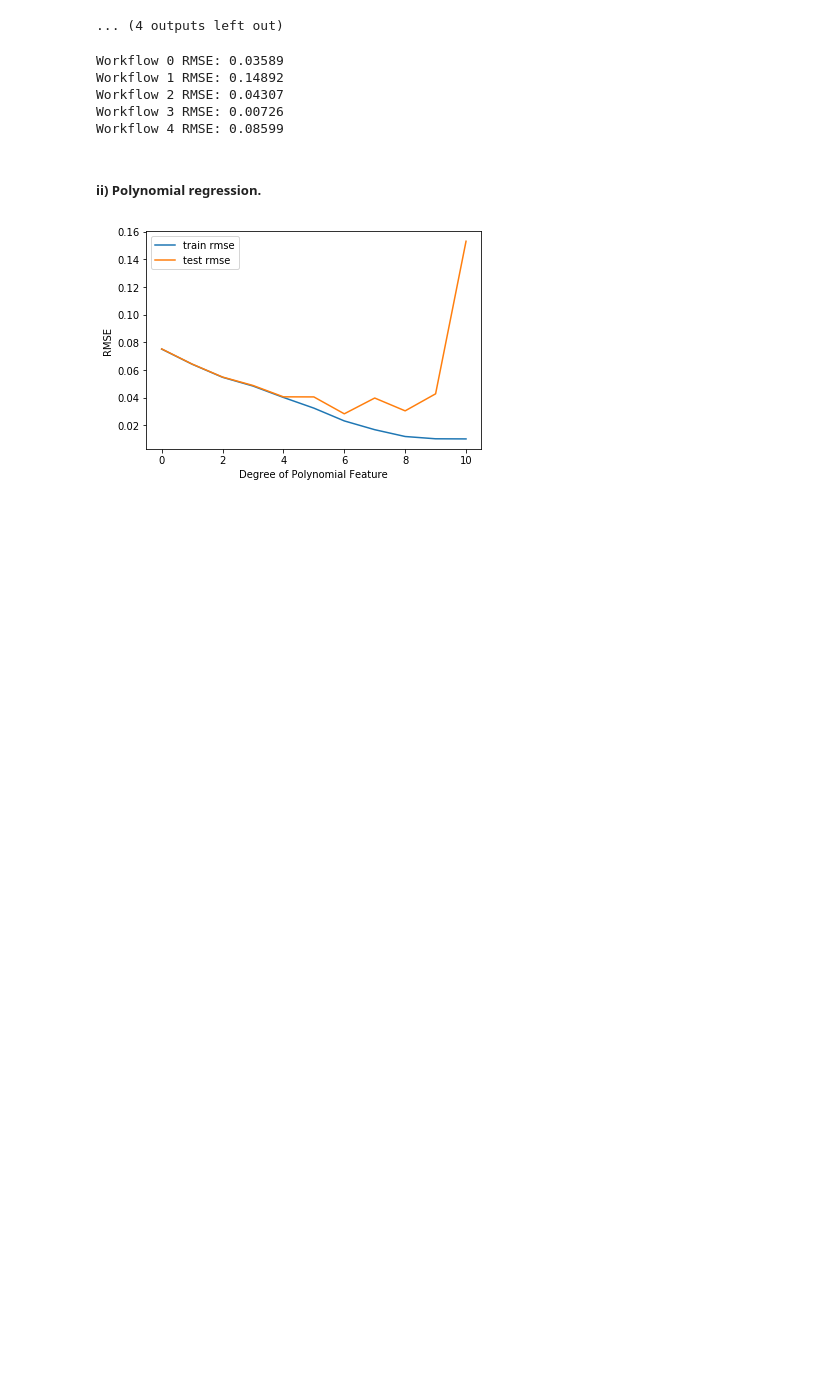
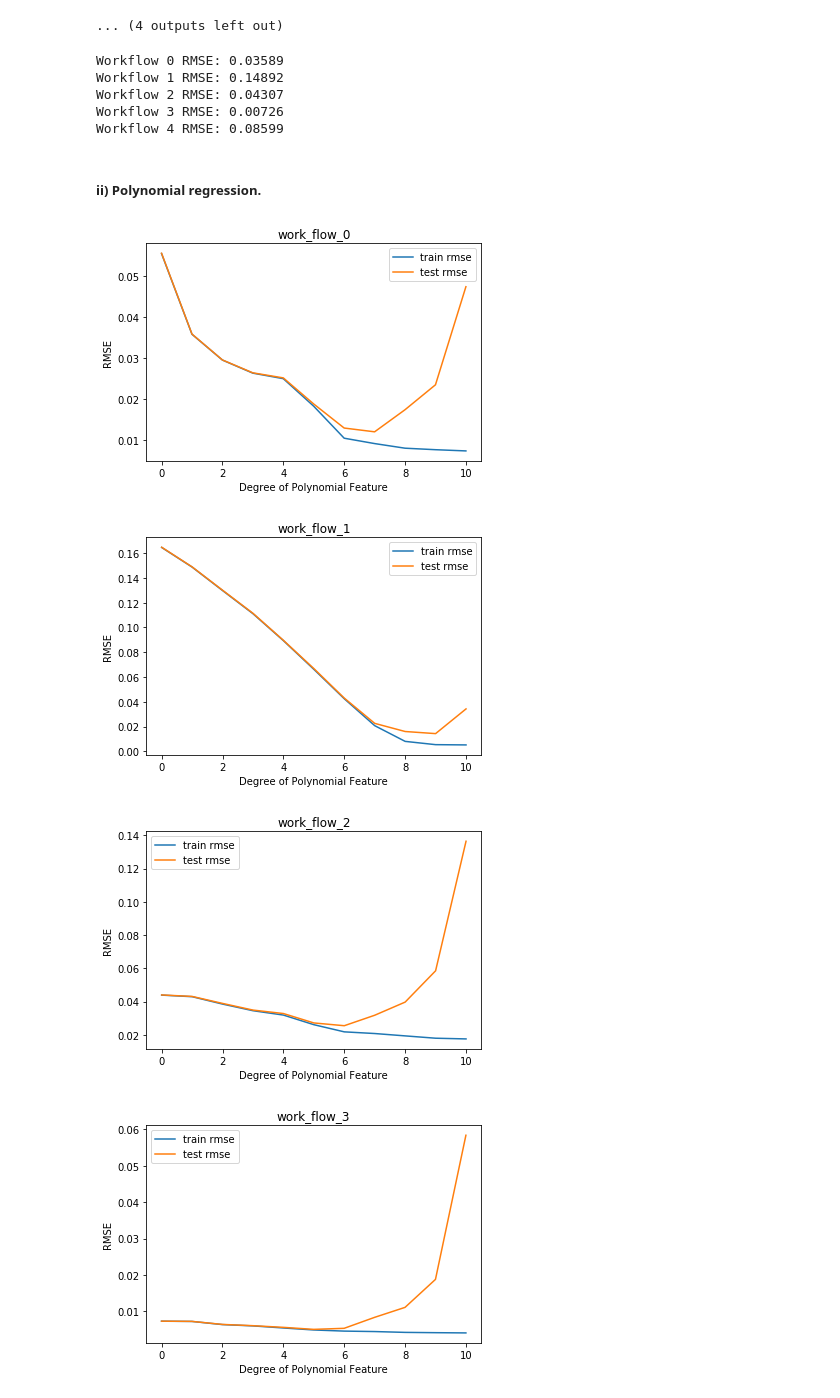
Before and after one commit to popo0293/EE219Project4, a Jupyter notebook: Project 4-Copy1.ipynb, the cells around one changed output. Cells and saved outputs as stored; diff of their text form; code cells hidden in the pictures; blank space fills up the shorter version.

```diff
--- a/Project 4-Copy1.ipynb
+++ b/Project 4-Copy1.ipynb
@@ -722,24 +722,32 @@ if os.path.isfile("./train_rmse_pl_wf.pkl") \
 else:
     for i in range(11):
         poly = PolynomialFeatures(i)
-        temp=[]
+        temp = []
         for item in workflowlist:
             result = reportandplot(basicregression, \
                             poly.fit_transform(workflowfeature[item]), \
                             workflowy[item], verbose=False)
             temp.append(result)
-        [a, b] = np.mean(temp, axis=0)
+        [a, b] = np.array(temp).transpose()
         train_rmse_pl_wf.append(a)
         test_rmse_pl_wf.append(b)
     pickle.dump(train_rmse_pl, open("./train_rmse_pl_wf.pkl", "wb"))
     pickle.dump(test_rmse_pl, open("./test_rmse_pl_wf.pkl", "wb"))
 # %%
-plt.figure()
-plt.plot(range(11), train_rmse_pl_wf, label="train rmse")
-plt.plot(range(11), test_rmse_pl_wf, label="test rmse")
-plt.xlabel('Degree of Polynomial Feature')
-plt.ylabel('RMSE')
-plt.legend()
-plt.show()
+train_rmse_pl_wf2 = np.array(train_rmse_pl_wf).transpose()
+test_rmse_pl_wf2 = np.array(test_rmse_pl_wf).transpose()
+
+for idx, item in enumerate(workflowlist):
+    plt.figure()
+    plt.plot(range(11), train_rmse_pl_wf2[idx, :], label="train rmse")
+    plt.plot(range(11), test_rmse_pl_wf2[idx, :], label="test rmse")
+    plt.xlabel('Degree of Polynomial Feature')
+    plt.ylabel('RMSE')
+    plt.title(item)
+    plt.legend()
+    plt.show()
 # %% [output]
-[figure, old version]
+[figure, new version]
+[figure, added]
+[figure, added]
+[figure, added]
```
Also changed, not shown: parts of 1 cell of this notebook.
